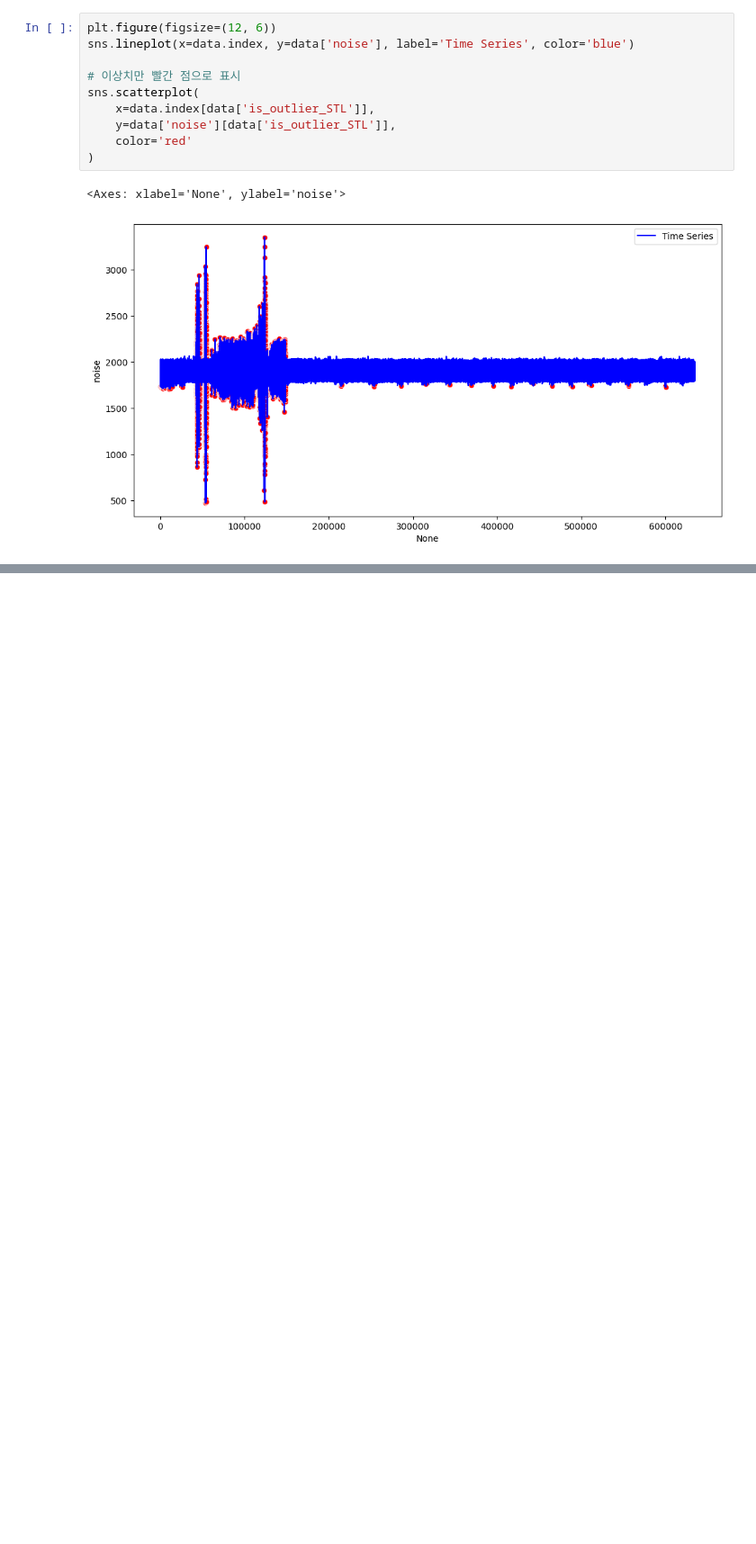
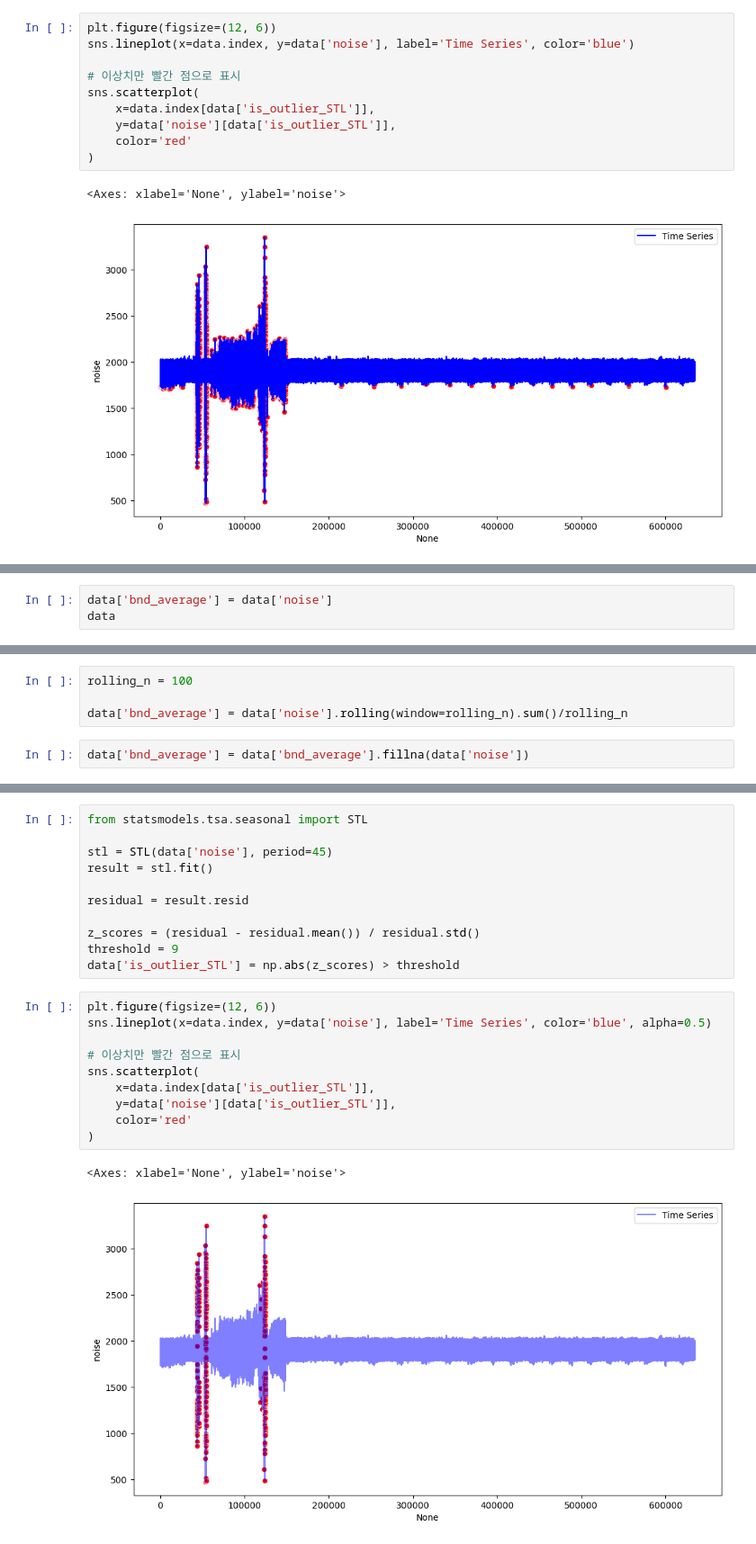
Before and after one commit to kingmin-1225/tensor-project, a Jupyter notebook: project.ipynb, the cells around one changed output, grey strips where cells are left out. Shown: that part at 90% size. Drawn from its saved outputs; the diff is of its cells as text; blank space fills up the shorter version.

```diff
--- a/project.ipynb
+++ b/project.ipynb
@@ -184,0 +189,3 @@ sns.scatterplot(
+# %%
+data['bnd_average'] = data['noise']
+data
@@ -184,0 +206,6 @@ sns.scatterplot(
+# %%
+rolling_n = 100
+
+data['bnd_average'] = data['noise'].rolling(window=rolling_n).sum()/rolling_n
+# %%
+data['bnd_average'] = data['bnd_average'].fillna(data['noise'])
@@ -184,0 +228,24 @@ sns.scatterplot(
+# %%
+from statsmodels.tsa.seasonal import STL
+
+stl = STL(data['noise'], period=45)
+result = stl.fit()
+
+residual = result.resid
+
+z_scores = (residual - residual.mean()) / residual.std()
+threshold = 9
+data['is_outlier_STL'] = np.abs(z_scores) > threshold
+# %%
+plt.figure(figsize=(12, 6))
+sns.lineplot(x=data.index, y=data['noise'], label='Time Series', color='blue', alpha=0.5)
+
+# 이상치만 빨간 점으로 표시
+sns.scatterplot(
+    x=data.index[data['is_outlier_STL']],
+    y=data['noise'][data['is_outlier_STL']],
+    color='red'
+)
+# %% [output]
+<Axes: xlabel='None', ylabel='noise'>
+[figure, added]
```
Also changed, not shown: parts of 8 cells of this notebook, 3 other files.
